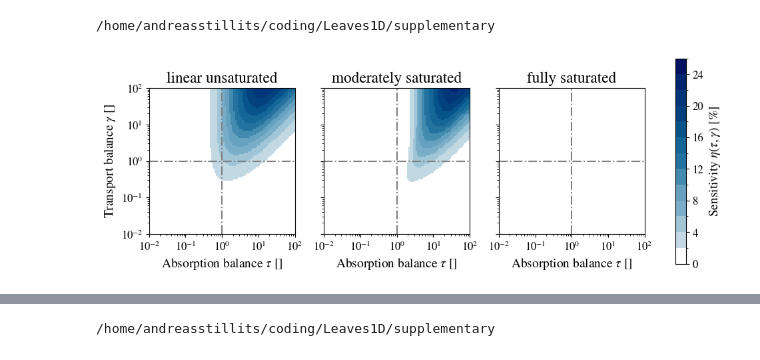
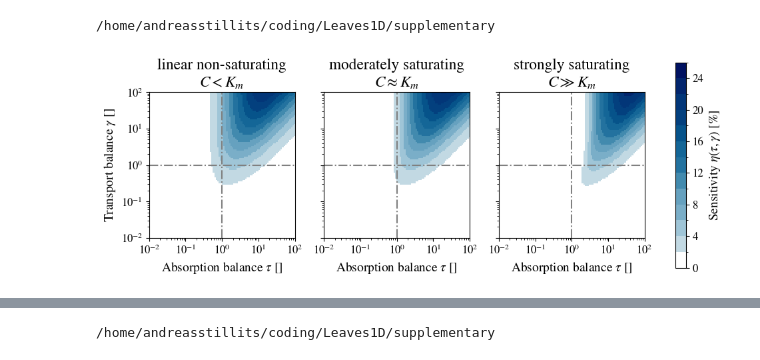
Before and after one commit to andreas-stillits/CarbonFixationModel1D, a Jupyter notebook: supplementary/notebooks/sensitivity.ipynb, the cells around one changed output, grey strips where cells are left out. Saved outputs shown, nothing was run; the diff lists cells and outputs as text; code cells hidden in the pictures.

Commit message:
edited figures on non-linear exploration

```diff
--- a/supplementary/notebooks/sensitivity.ipynb
+++ b/supplementary/notebooks/sensitivity.ipynb
@@ -4,33 +4,33 @@ from codebase.utils.plotfunctions import plot_sensitivity_map
 import matplotlib.pyplot as plt
 
 
 def create_nonlinear_sensitivity_figure(
     filename: str = "figures/nonlinear_sensitivity.svg",
 ) -> None:
     """Create the nonlinear sensitivity figure"""
-    mus = ["0.00", "8.00", "Inf"]
+    mus = ["0.00", "1.00", "8.00"]
     basepath = "files/nonlinear_sensitivities/sensitivities_mu"
-    titles = ["linear unsaturated", "moderately saturated", "fully saturated"]
+    titles = ["linear non-saturating\n"+r"$C < K_m$", "moderately saturating\n"+r"$C \approx K_m$", "strongly saturating\n"+r"$C \gg K_m$"]
 
     paths = [basepath + mu +"_.txt" for mu in mus]
 
     _, axs = plt.subplots(1, 3, figsize=(12, 4), sharey=True)
     axs = axs.flatten()
     for ax, path, mu, title in zip(axs, paths, mus, titles):
         im = plot_sensitivity_map(path, ax=ax)
         ax.set_title(title)
         ax.set_xlabel(r"Absorption balance $\tau$ []")
     axs[0].set_ylabel(r"Transport balance $\gamma$ []")
     # put a colorbar to the right
     cbar = plt.colorbar(im, ax=axs, orientation="vertical")
     cbar.set_label(r"Sensitivity $\eta(\tau, \gamma)$ [%]")
     # plt.suptitle("Nonlinear sensitivity maps for increasing levels of saturation")
     plt.savefig(filename)
     plt.savefig(filename.replace(".svg", ".jpg"), dpi=900)
     plt.show()
 
 
 create_nonlinear_sensitivity_figure()
 # %% [output]
 /home/andreasstillits/coding/Leaves1D/supplementary
-[figure, old version]
+[figure, new version]
```
Also changed, not shown: parts of 1 cell of this notebook, 2 other files.
